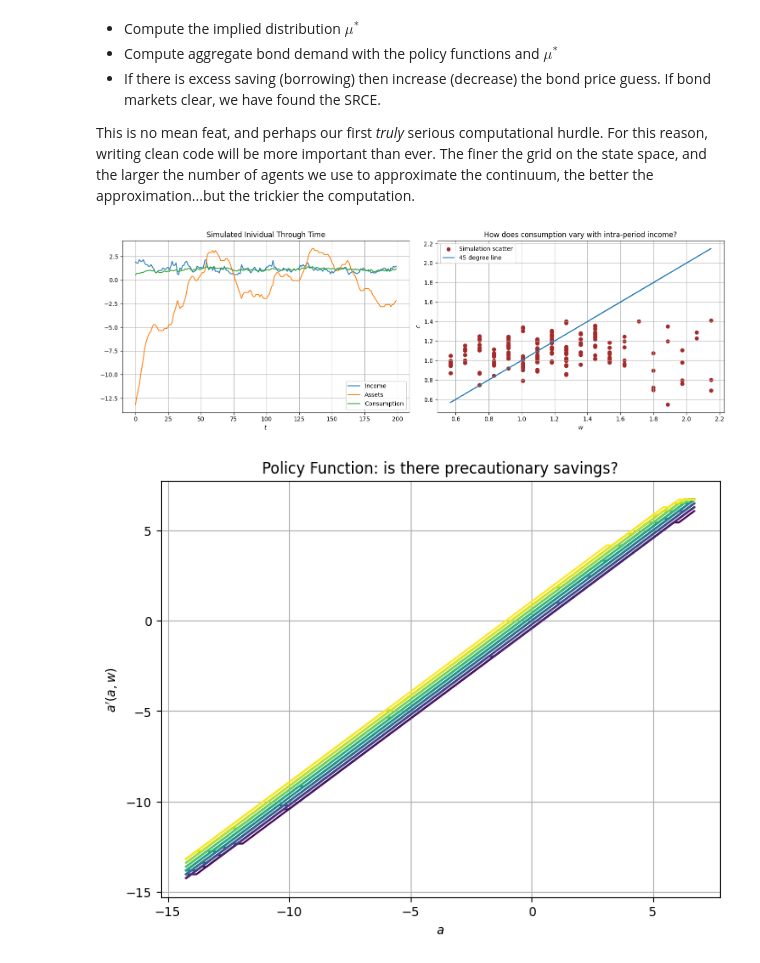
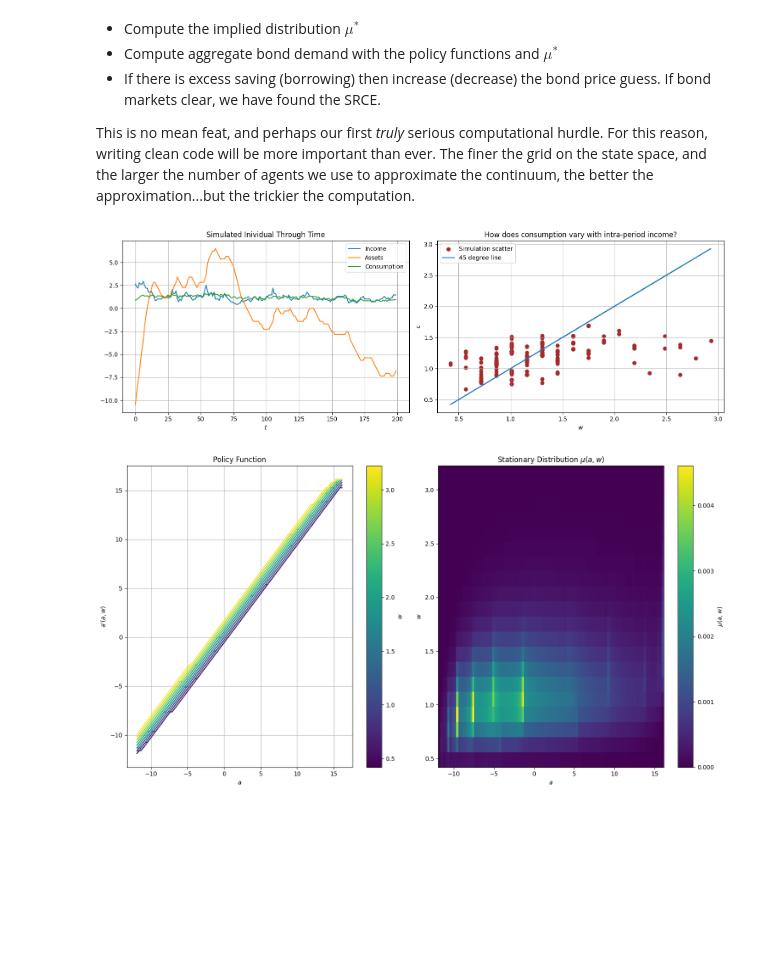
Before and after one commit to dandoreyrodriguez/computation_for_dynamic_programming, a Jupyter notebook: class_2.ipynb, the cells around one changed output. Cells and saved outputs as stored; diff of their text form; code cells hidden in the pictures; blank space fills up the shorter version.

```diff
--- a/class_2.ipynb
+++ b/class_2.ipynb
@@ -612,7 +612,7 @@ def excess_savings(mu_initial, N_a, m_a, w_grid, q, P_w, alpha, beta, gamma, thr
     return V_new, a_next, a_grid, aggregate_saving, mu_star
 
 class PIM:
-    def __init__(self, N_a, N_w, m_a=3, m_w=2, alpha=0.1, beta=0.96, gamma=1.5,
+    def __init__(self, N_a, N_w, m_a=5, m_w=3, alpha=0.1, beta=0.96, gamma=1.5,
                  rho=0.85, sigma=0.2, threshold=1e-6):
 
         # Parameters
@@ -697,51 +697,66 @@ class PIM:
         self.individual_T = T
         self.individual_income = np.array(income)
         self.individual_assets = np.array(assets)
         self.individual_consumption = np.array(consumption)
 
 PIM_ex1 = PIM(100,20)
 PIM_ex1.solve_for_equilibrium_q()
 PIM_ex1.simulate_individual(T=200, seed = 57)
 
 # initialize the figure
 fig_4, axs_4 = plt.subplots(1, 2, figsize=(15, 5))
 # individual time series
 axs_4[0].set_title('Simulated Inividual Through Time')
 axs_4[0].plot(range(PIM_ex1.individual_T), PIM_ex1.individual_income, label='Income')
 axs_4[0].plot(range(PIM_ex1.individual_T), PIM_ex1.individual_assets, label='Assets')
 axs_4[0].plot(range(PIM_ex1.individual_T), PIM_ex1.individual_consumption, label='Consumption')
 axs_4[0].set_xlabel(rf"$t$")
 axs_4[0].legend()
 axs_4[0].grid()
 # plot income and consumption on scatter graph
 axs_4[1].set_title('How does consumption vary with intra-period income?')
 axs_4[1].scatter(PIM_ex1.individual_income, PIM_ex1.individual_consumption, label = 'Simulation scatter', color = 'brown')
 axs_4[1].plot(PIM_ex1.individual_income, PIM_ex1.individual_income, label = '45 degree line')
 axs_4[1].set_xlabel(r'$w$')
 axs_4[1].set_ylabel(r'$c$')
 axs_4[1].legend()
 axs_4[1].grid()
 plt.tight_layout()
 plt.show()
-
-# create a contour chart with the policy function
-import matplotlib.cm as cm
-fig_1, ax_1 = plt.subplots(figsize=(8, 6))
-# normalize income for color mapping
-norm = plt.Normalize(PIM_ex1.w_grid.min(), PIM_ex1.w_grid.max())
-cmap = cm.viridis
-for j in range(PIM_ex1.w_grid.shape[0]):
-    color = cmap(norm(PIM_ex1.w_grid[j]))
-    ax_1.plot(PIM_ex1.a_grid, PIM_ex1.a_next_f[:, j], color=color, label=f'w={PIM_ex1.w_grid[j]:.2f}')
-sm = plt.cm.ScalarMappable(cmap=cmap, norm=norm)
-sm.set_array([])
-cbar = plt.colorbar(sm, ax=ax)
-cbar.set_label(r'w')
-ax_1.set_xlabel(r'$a$')
-ax_1.set_ylabel(r'$a^{\prime}(a,w)$')
-ax_1.set_title("Policy Function: is there precautionary savings?")
-ax_1.grid()
-plt.show()
 # %% [output]
-[figure, old version]
+[figure, new version]
-[figure, removed]
+# %%
+
+# create a contour chart with the policy function
+import matplotlib.cm as cm
+fig_5, axs_5 = plt.subplots(1, 2, figsize=(15, 8))
+# convert income to colour
+norm = plt.Normalize(PIM_ex1.w_grid.min(), PIM_ex1.w_grid.max())
+cmap = cm.viridis
+# draw policy functions
+for j in range(PIM_ex1.w_grid.shape[0]):
+    color = cmap(norm(PIM_ex1.w_grid[j]))
+    axs_5[0].plot(PIM_ex1.a_grid, PIM_ex1.a_next_f[:, j], color=color)
+# set labels
+axs_5[0].set_xlabel(r'$a$')
+axs_5[0].set_ylabel(r'$a^{\prime}(a,w)$')
+axs_5[0].set_title("Policy Function")
+axs_5[0].grid()
+sm = plt.cm.ScalarMappable(cmap=cmap, norm=norm)
+sm.set_array([])
+fig_5.colorbar(sm, ax=axs_5[0], orientation='vertical', label=r'$w$')
+
+# stationary distribution heatmap
+im = axs_5[1].imshow(PIM_ex1.mu_star.T, origin='lower', aspect='auto',
+                   extent=[PIM_ex1.a_grid.min(), PIM_ex1.a_grid.max(),
+                           PIM_ex1.w_grid.min(), PIM_ex1.w_grid.max()],
+                   cmap='viridis')
+# set heatmap labels
+axs_5[1].set_xlabel(r'$a$')
+axs_5[1].set_ylabel(r'$w$')
+axs_5[1].set_title(r'Stationary Distribution $\mu(a,w)$')
+fig_5.colorbar(im, ax=axs_5[1], orientation='vertical', label=r'$\mu(a,w)$')
+plt.tight_layout()
+plt.show()
+# %% [output]
+[figure, added]
```
Also changed, not shown: 1 other file.
